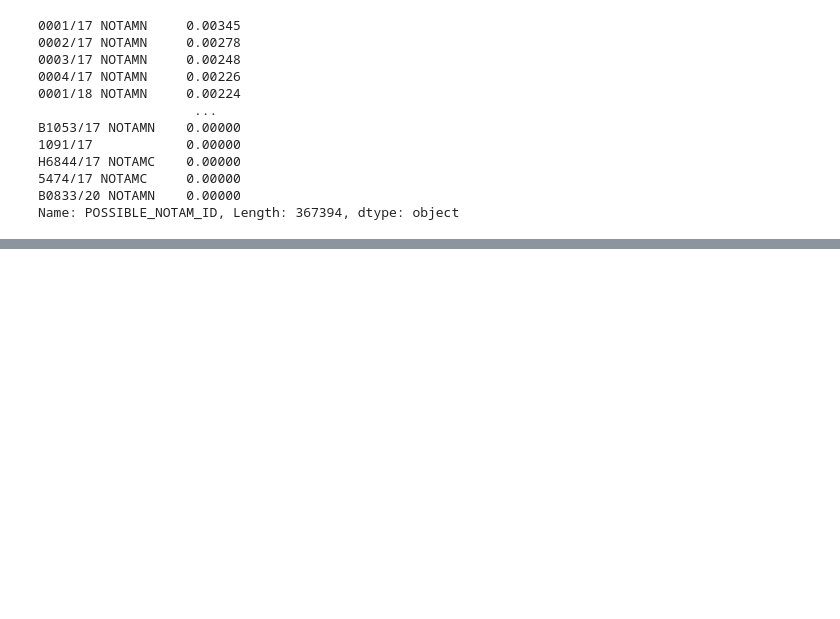
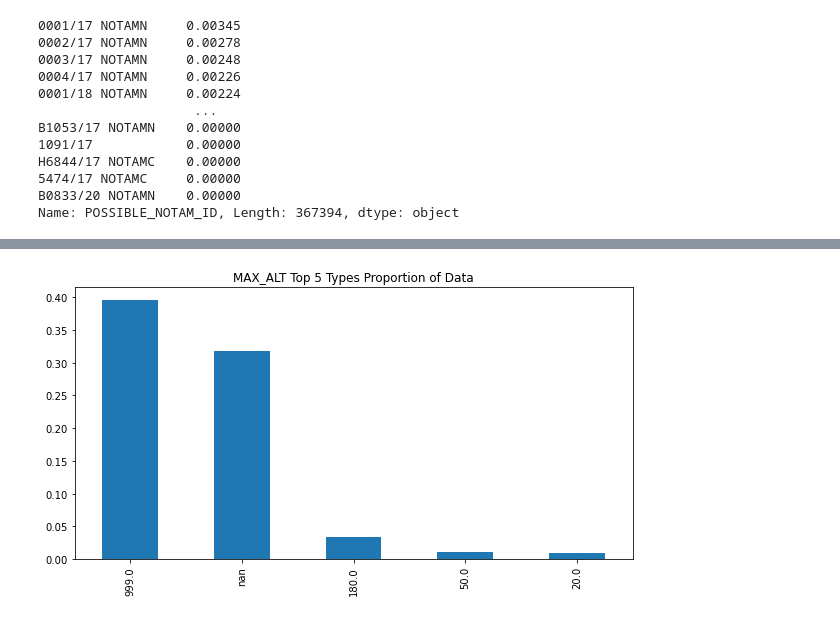
Before and after one commit to DAEN-Team-1/Final, a Jupyter notebook: notam_analysis_v1.ipynb, the cells around one changed output, grey strips where cells are left out. Saved outputs shown, nothing was run; the diff lists cells and outputs as text; code cells hidden in the pictures; blank space fills up the shorter version.

```diff
--- a/notam_analysis_v1.ipynb
+++ b/notam_analysis_v1.ipynb
@@ -1361,0 +1295,2 @@ df['CLASSIFICATION'].value_counts(dropna=False, normalize=True).nlargest(5).plot
+# %%
+df['MAX_ALT'] = df['MAX_ALT'].apply(convert_to_float)
@@ -1361,0 +1327,6 @@ df['CLASSIFICATION'].value_counts(dropna=False, normalize=True).nlargest(5).plot
+# %%
+df['MAX_ALT'].value_counts(dropna=False, normalize=True).nlargest(5).plot(kind='bar',
+                                                                          title='MAX_ALT Top 5 Types Proportion of Data',
+                                                                          figsize=(10, 5));
+# %% [output]
+[figure, added]
```
Also changed, not shown: parts of 93 cells of this notebook.
